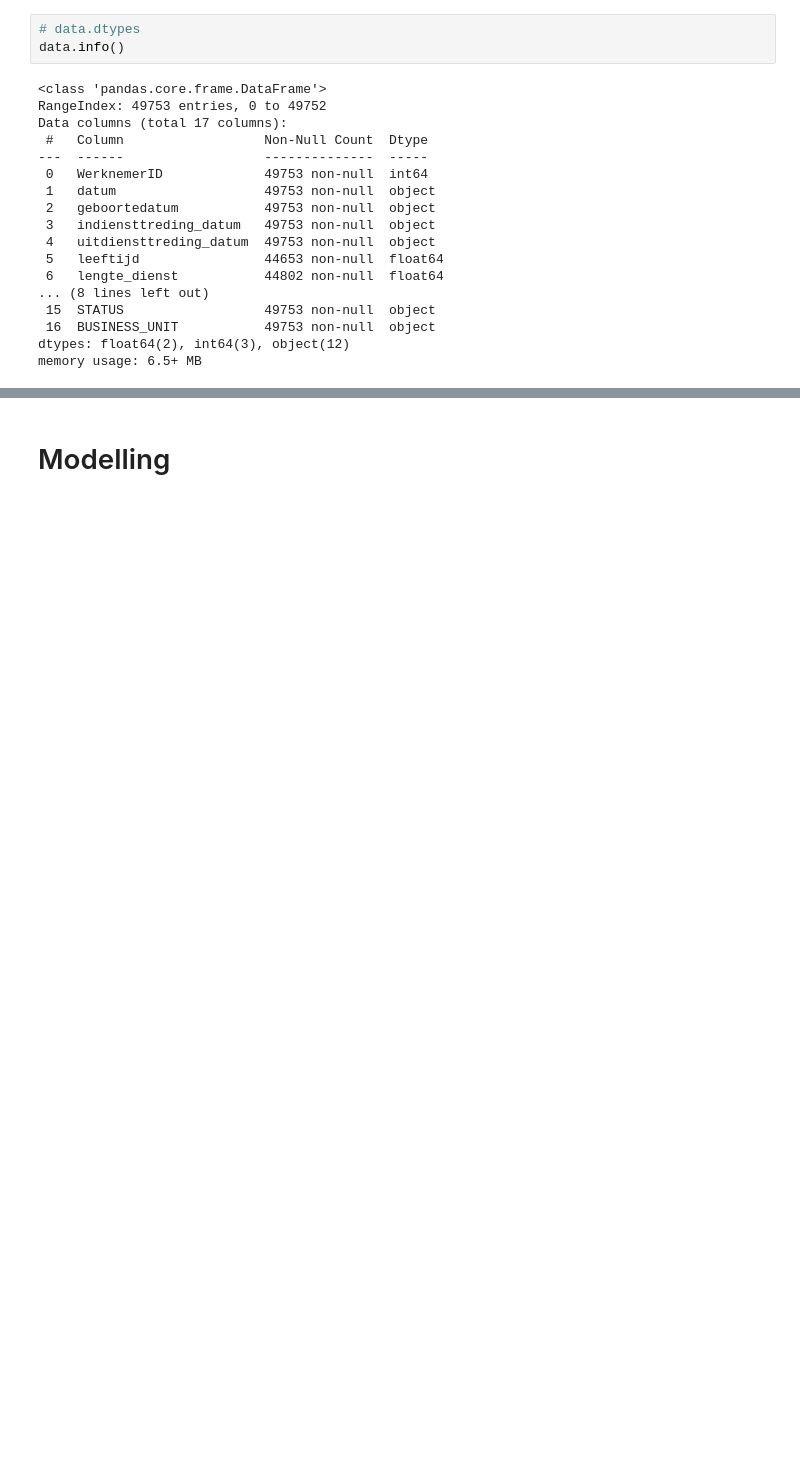
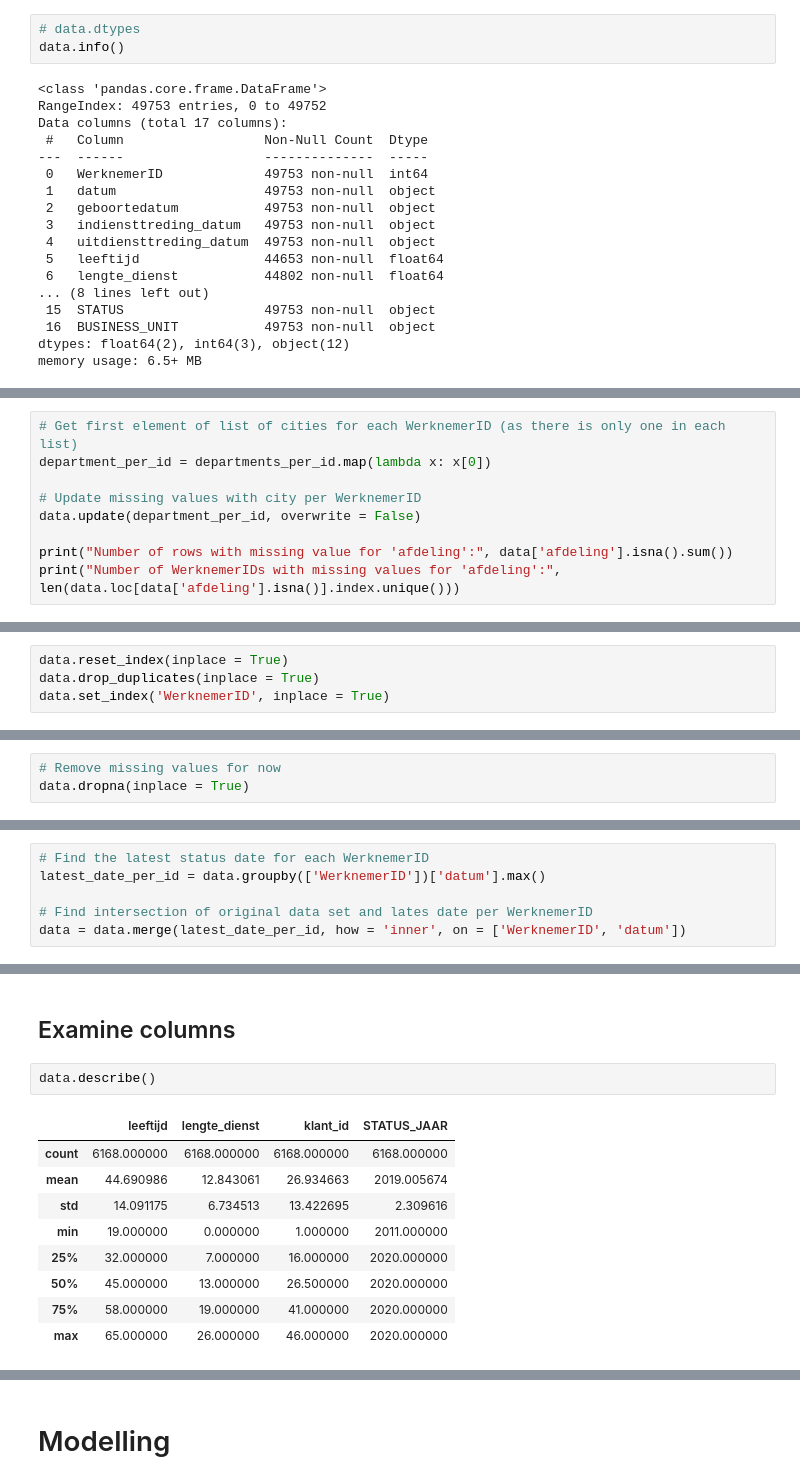
Before and after one commit to SjorsWitt/i4talent_assignment, a Jupyter notebook: main.ipynb, the cells around one changed output, grey strips where cells are left out. Drawn from its saved outputs; the diff is of its cells as text; blank space fills up the shorter version.

```diff
--- a/main.ipynb
+++ b/main.ipynb
@@ -44,0 +184,9 @@ memory usage: 6.5+ MB
+# %%
+# Get first element of list of cities for each WerknemerID (as there is only one in each list)
+department_per_id = departments_per_id.map(lambda x: x[0])
+
+# Update missing values with city per WerknemerID
+data.update(department_per_id, overwrite = False)
+
+print("Number of rows with missing value for 'afdeling':", data['afdeling'].isna().sum())
+print("Number of WerknemerIDs with missing values for 'afdeling':", len(data.loc[data['afdeling'].isna()].index.unique()))
@@ -44,0 +201,4 @@ memory usage: 6.5+ MB
+# %%
+data.reset_index(inplace = True)
+data.drop_duplicates(inplace = True)
+data.set_index('WerknemerID', inplace = True)
@@ -44,0 +213,3 @@ memory usage: 6.5+ MB
+# %%
+# Remove missing values for now
+data.dropna(inplace = True)
@@ -44,0 +218,6 @@ memory usage: 6.5+ MB
+# %%
+# Find the latest status date for each WerknemerID
+latest_date_per_id = data.groupby(['WerknemerID'])['datum'].max()
+
+# Find intersection of original data set and lates date per WerknemerID
+data = data.merge(latest_date_per_id, how = 'inner', on = ['WerknemerID', 'datum'])
@@ -45,3 +236,17 @@ memory usage: 6.5+ MB
+# %% [markdown]
+## Examine columns
+# %%
+data.describe()
+# %% [output]
+|  | leeftijd | lengte_dienst | klant_id | STATUS_JAAR |
+| count | 6168.000000 | 6168.000000 | 6168.000000 | 6168.000000 |
+| mean | 44.690986 | 12.843061 | 26.934663 | 2019.005674 |
+| std | 14.091175 | 6.734513 | 13.422695 | 2.309616 |
+| min | 19.000000 | 0.000000 | 1.000000 | 2011.000000 |
+| 25% | 32.000000 | 7.000000 | 16.000000 | 2020.000000 |
+| 50% | 45.000000 | 13.000000 | 26.500000 | 2020.000000 |
+| 75% | 58.000000 | 19.000000 | 41.000000 | 2020.000000 |
+| max | 65.000000 | 26.000000 | 46.000000 | 2020.000000 |
 # %%
 data['stad'].value_counts(dropna = False)
 # %% [output]
```
Also changed, not shown: parts of 50 cells of this notebook.
